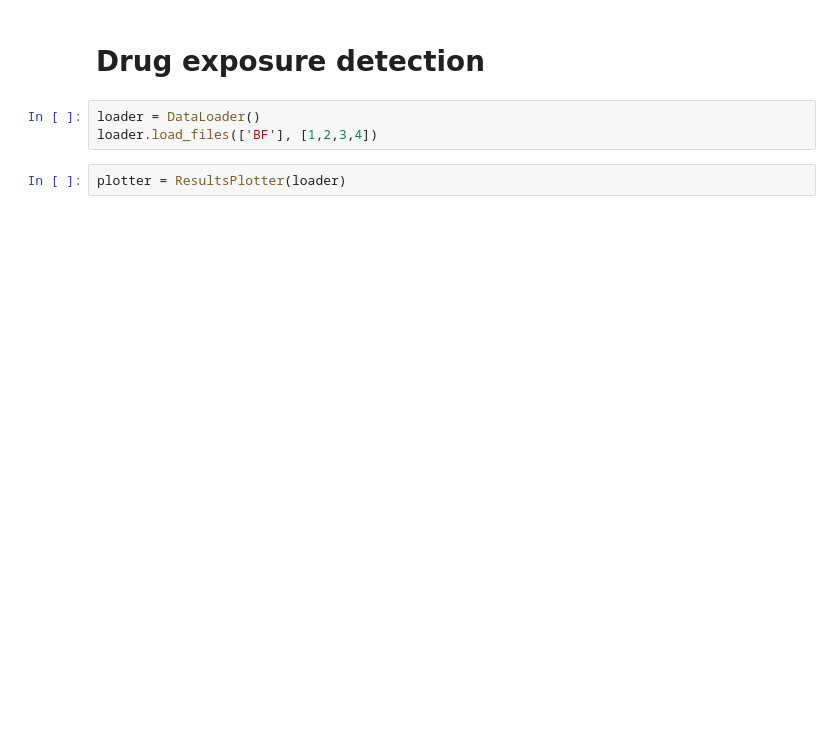
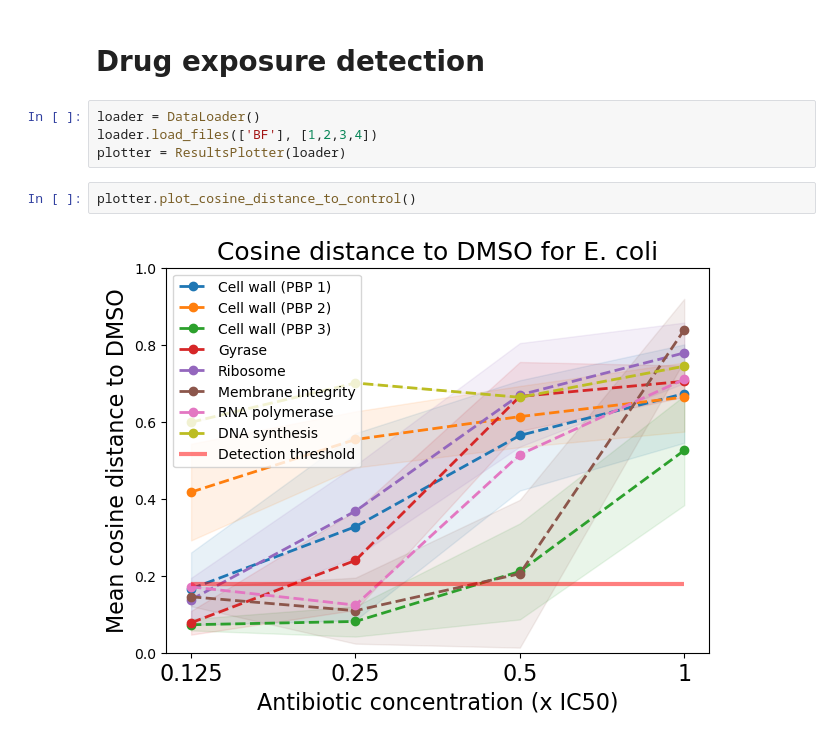
Before and after one commit to krentzd/ai4ab, a Jupyter notebook: analysis/Figure_4.ipynb, the cells around one changed output. Cells and saved outputs as stored; diff of their text form; blank space fills up the shorter version.

```diff
--- a/analysis/Figure_4.ipynb
+++ b/analysis/Figure_4.ipynb
@@ -27,6 +27,9 @@ plotter.plot_umap_by_dose(save_name='moa_embeddings_e_coli_dose.svg',
 # %%
 loader = DataLoader()
 loader.load_files(['BF'], [1,2,3,4])
+plotter = ResultsPlotter(loader)
-# %%
-plotter = ResultsPlotter(loader)
+# %%
+plotter.plot_cosine_distance_to_control()
+# %% [output]
+[figure, added]
 # %%
```
Also changed, not shown: parts of 4 cells of this notebook, 3 other files.
